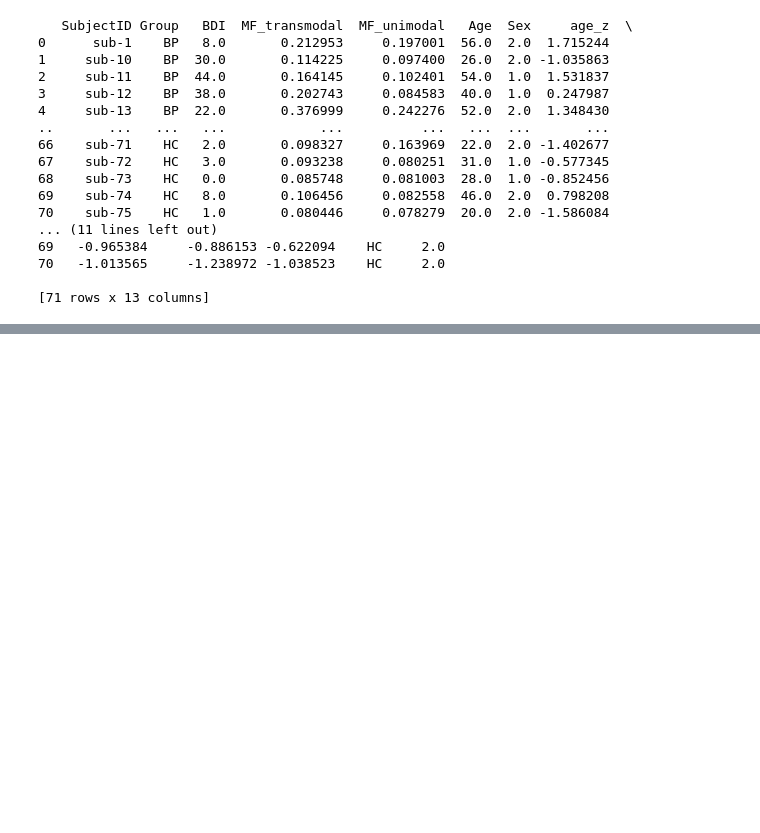
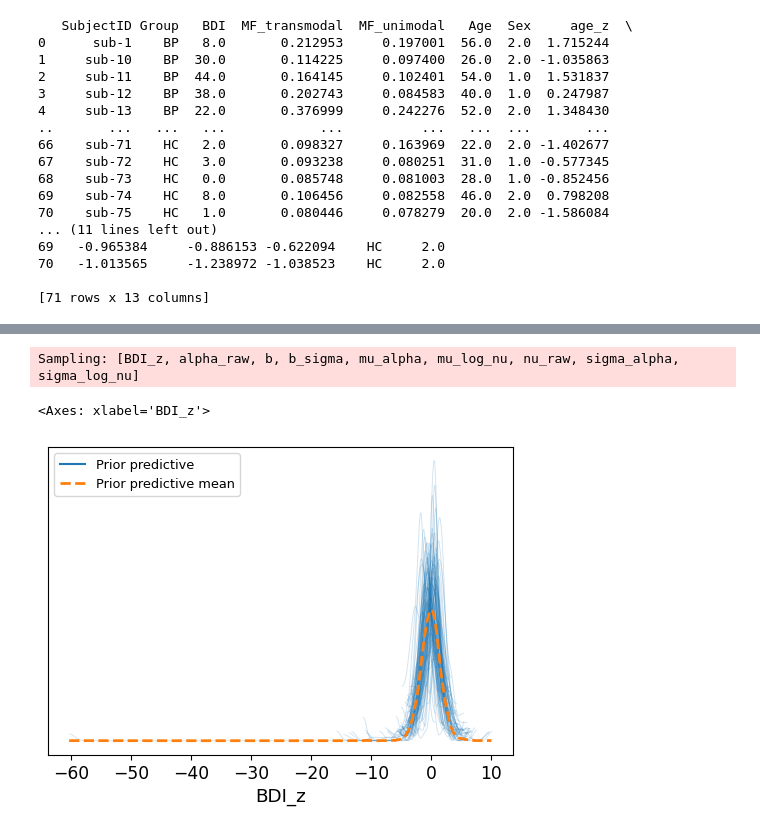
Before and after one commit to kaanka5312/FrequencySliding, a Jupyter notebook: Python/MF.ipynb, the cells around one changed output, grey strips where cells are left out. Cells and saved outputs as stored; diff of their text form; code cells hidden in the pictures; blank space fills up the shorter version.

```diff
--- a/Python/MF.ipynb
+++ b/Python/MF.ipynb
@@ -695,6 +717,11 @@ print(dat_bmb[["SubjectID","group","BDI_z","unimodal_z","transmodal_z","age_z"]]
 
 # Outcome
 y = dat_bmb["BDI_z"].to_numpy()
+
+coords = {
+    "obs": y,
+    "group_name": ["BP", "HC"],
+}
 
 # Predictors
 U  = dat_bmb["unimodal_z"].to_numpy()
@@ -736,10 +763,10 @@ import numpy as np
 N, P = X_mean.shape
 _, Gs = X_grp.shape  # should be 2
 
-with pm.Model() as model_grp:
+with pm.Model(coords=coords) as model_grp1:
 
     # --- Mean ---
-    Intercept = pm.Normal("Intercept", mu=0.0, sigma=0.50)
+    Intercept = pm.Normal("Intercept", mu=0.0, sigma=0.5)
     b = pm.Normal("b", mu=0.0, sigma=0.30, shape=P)  # mean slopes
     mu = Intercept + pt.dot(X_mean, b)
 
@@ -754,16 +781,17 @@ with pm.Model() as model_grp:
     nu = pm.Deterministic("nu", pt.exp(log_nu))
 
     # --- Likelihood ---
-    pm.StudentT("BDI_z", mu=mu, sigma=sigma, nu=nu, observed=y)
+    pm.StudentT("BDI_z", mu=mu, sigma=sigma, nu=nu, observed=y, dims="obs")
 
     # --- Sample ---
-    idata_grp = pm.sample(
+    idata_grp1 = pm.sample(
         draws=2000,
         tune=2000,
         chains=4,
         cores=4,
         target_accept=0.9,
         random_seed=123,
+        idata_kwargs={"log_likelihood": True},
         mp_ctx="spawn",  # explicit
     )
 # %% [output]
@@ -788,2 +938,18 @@ model_to_graphviz(model_grp)
 # %% [output]
 [drawing not drawn]
+# %%
+import arviz as az
+with model_grp2:
+    prior_pred = pm.sample_prior_predictive(samples=100, random_seed=123)
+
+az.plot_ppc(
+    prior_pred,
+    group="prior",          # <-- important: use prior, not posterior
+    data_pairs={"BDI_z": "BDI_z"},  # map model var -> observed name (often auto)
+    kind="kde",             # or "hist"
+    figsize=(6,4)
+)
+# %% [output]
+Sampling: [BDI_z, alpha_raw, b, b_sigma, mu_alpha, mu_log_nu, nu_raw, sigma_alpha, sigma_log_nu]
+<Axes: xlabel='BDI_z'>
+[figure, added]
```
Also changed, not shown: parts of 12 cells of this notebook.
